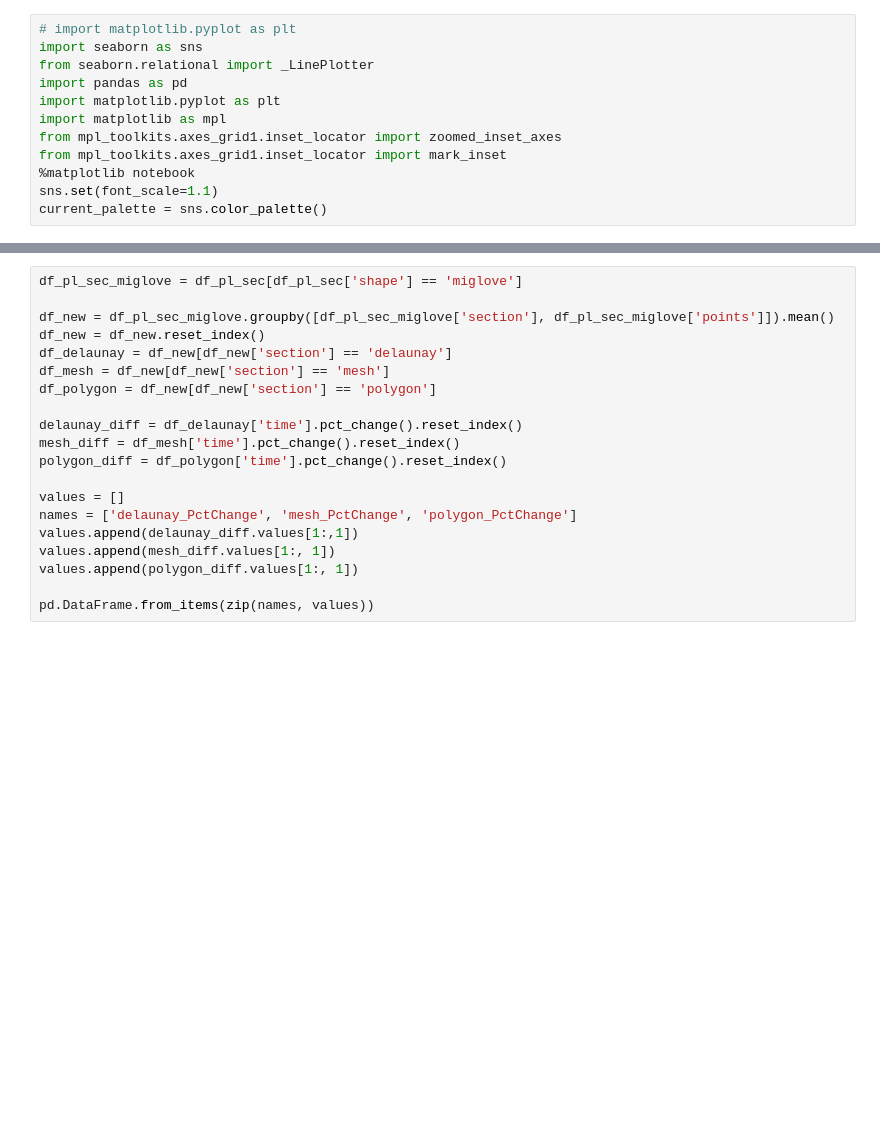
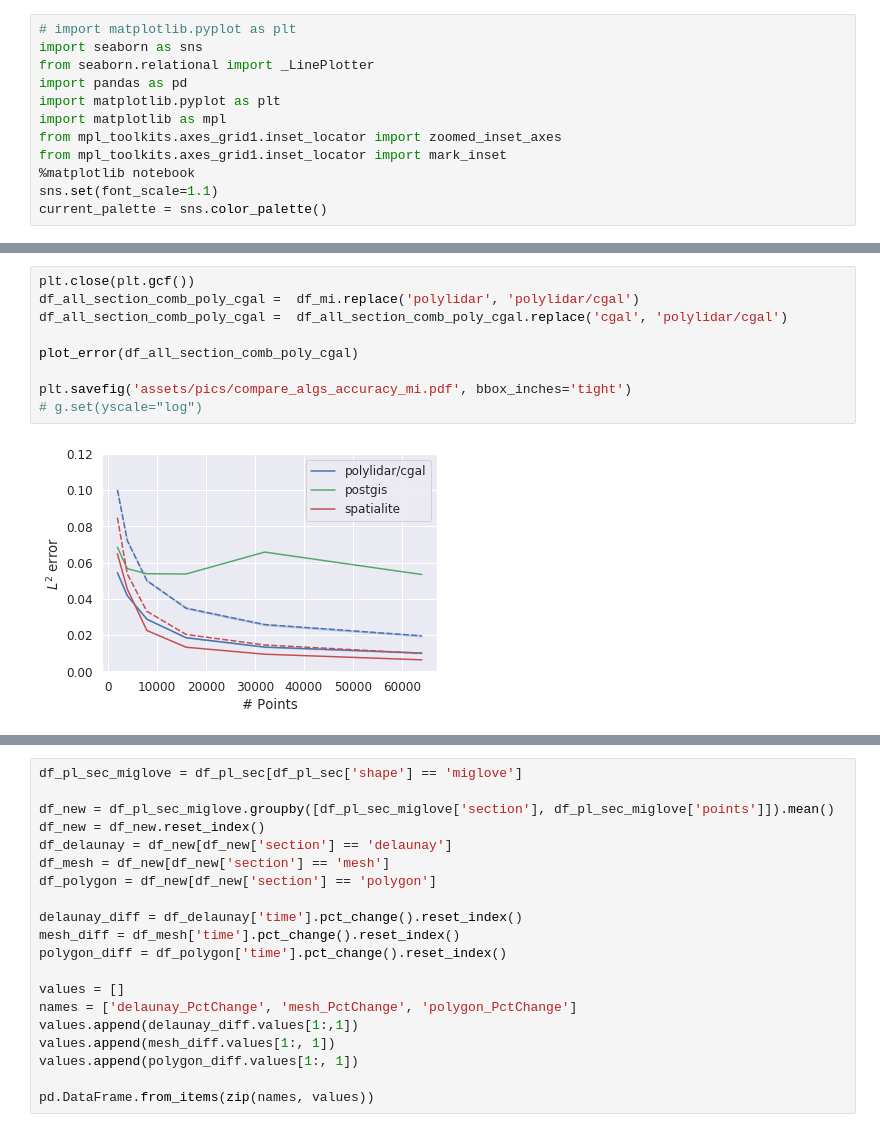
Before and after one commit to JeremyBYU/concavehull-evaluation, a Jupyter notebook: analysis/analysis.ipynb, the cells around one changed output, grey strips where cells are left out. Cells and saved outputs as stored; diff of their text form; blank space fills up the shorter version.

```diff
--- a/analysis/analysis.ipynb
+++ b/analysis/analysis.ipynb
@@ -136,0 +131,11 @@ plt.savefig('assets/pics/compare_algs_accuracy.pdf', bbox_inches='tight')
+# %%
+plt.close(plt.gcf())
+df_all_section_comb_poly_cgal =  df_mi.replace('polylidar', 'polylidar/cgal')
+df_all_section_comb_poly_cgal =  df_all_section_comb_poly_cgal.replace('cgal', 'polylidar/cgal')
+
+plot_error(df_all_section_comb_poly_cgal)
+
+plt.savefig('assets/pics/compare_algs_accuracy_mi.pdf', bbox_inches='tight')
+# g.set(yscale="log")
+# %% [output]
+[figure, added]
```
Also changed, not shown: parts of 10 cells of this notebook, 2 other files.
